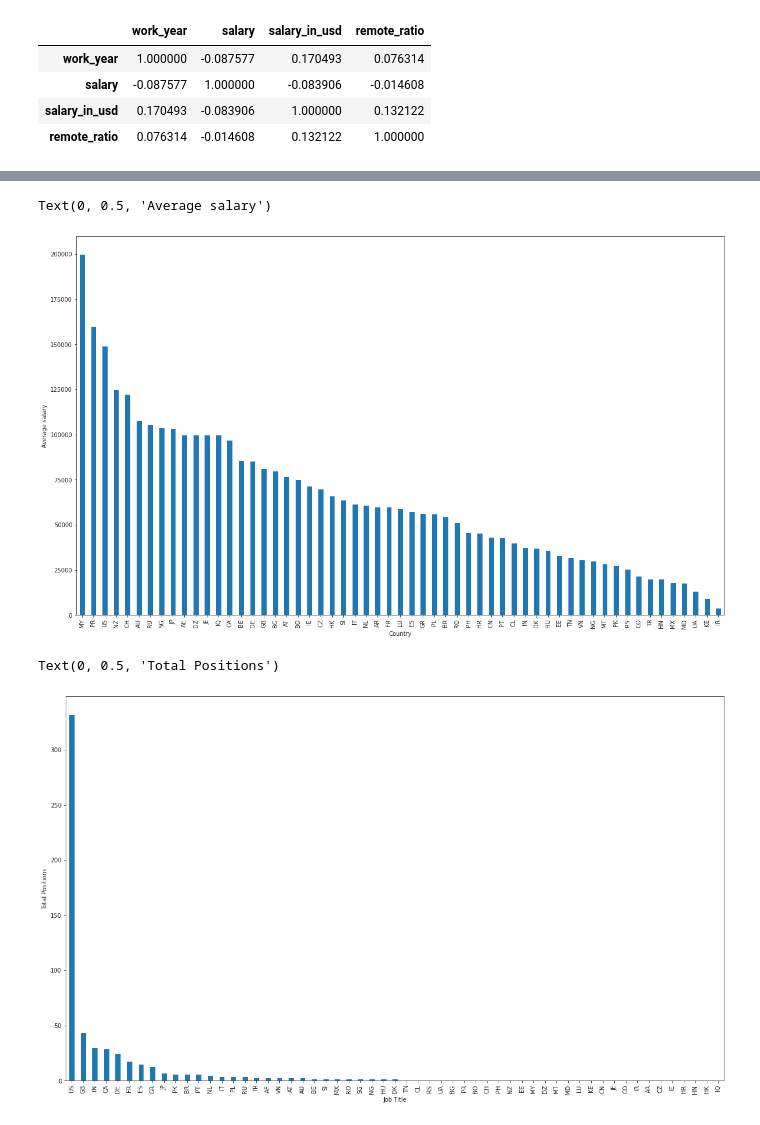
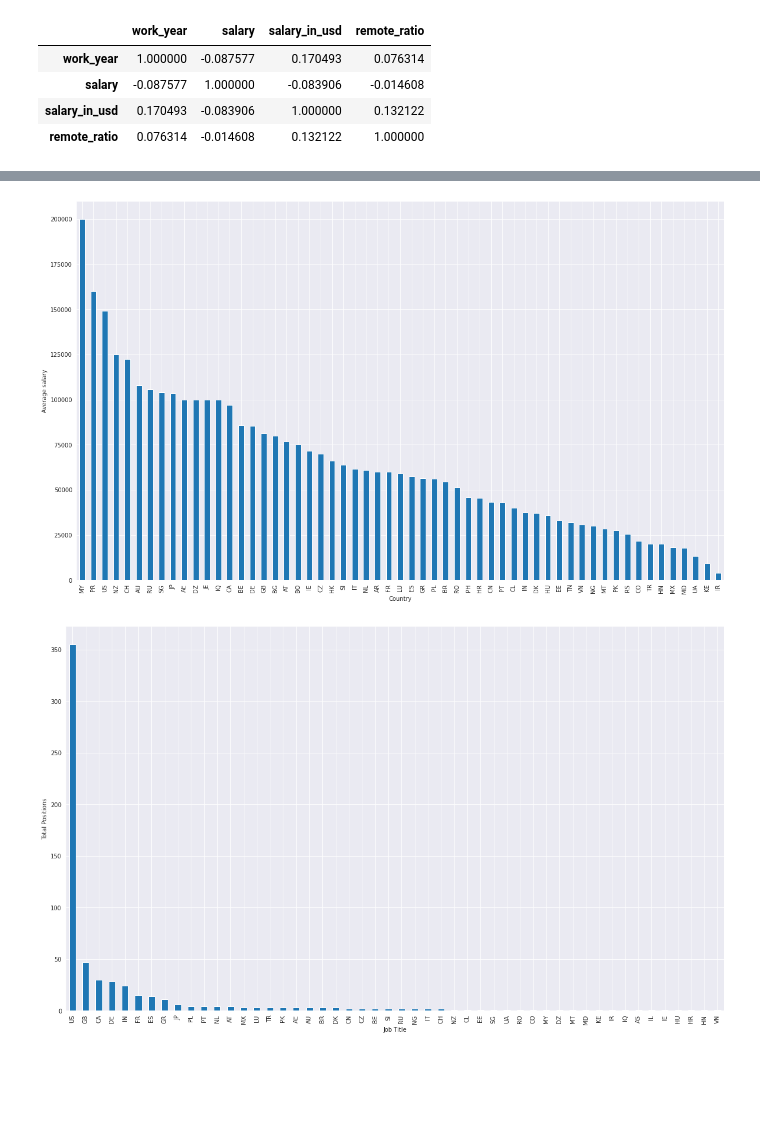
Before and after one commit to stephenjera/Kaggle-Projects, a Jupyter notebook: ds-salaries.ipynb, the cells around one changed output, grey strips where cells are left out. Saved outputs shown, nothing was run; the diff lists cells and outputs as text; code cells hidden in the pictures; blank space fills up the shorter version.

```diff
--- a/ds-salaries.ipynb
+++ b/ds-salaries.ipynb
@@ -143,8 +143,7 @@ data_temp.corr().style.background_gradient(cmap='coolwarm')
 | company_size | 0.078764 | -0.066423 | 0.034549 | -0.031011 | -0.079959 | 0.038849 | -0.151205 | ... |
 # %%
 # Using coded values since regplot won't work with strings
-sns.set_style('ticks')
+sns.set_style('darkgrid')
 g = sns.regplot(x=data_temp['employee_residence'], y=data_temp['company_location'])
-g.figure.set_size_inches(18.5, 10.5)
-sns.despine()
+g.figure.set_size_inches(20, 12)
 # %% [output]
@@ -168,20 +166,16 @@ Text(0, 0.5, 'Number of Positions')
 # %%
 # Get average salary of highest paid jobs per country
 # Very misleading, next graph will explain
-data.groupby('employee_residence').mean().sort_values(by='salary_in_usd', ascending=False).plot(kind='bar', y='salary_in_usd',figsize=(20, 12))
+group = data.groupby('employee_residence').mean().sort_values(by='salary_in_usd', ascending=False)
+group.plot(kind='bar', y='salary_in_usd',figsize=(20, 12), xlabel='Country', ylabel='Average salary')
 plt.legend().remove()
-plt.xlabel('Country')
-plt.ylabel('Average salary')
 # %% [output]
-Text(0, 0.5, 'Average salary')
-[figure, old version]
+[figure, new version]
 # %%
 # Get Total number of jobs in each country
 # US jobs dominate the sample
-data.groupby('employee_residence').count().sort_values(by='job_title', ascending=False).plot(kind='bar', y='salary_in_usd',figsize=(20, 12))
+group = data.groupby('company_location').count().sort_values(by='job_title', ascending=False)
+group.plot(kind='bar', y='salary_in_usd',figsize=(20, 12), xlabel='Job Title', ylabel='Total Positions')
 plt.legend().remove()
-plt.xlabel('Job Title')
-plt.ylabel('Total Positions')
 # %% [output]
-Text(0, 0.5, 'Total Positions')
-[figure, old version]
+[figure, new version]
```
Also changed, not shown: parts of 6 cells of this notebook.
